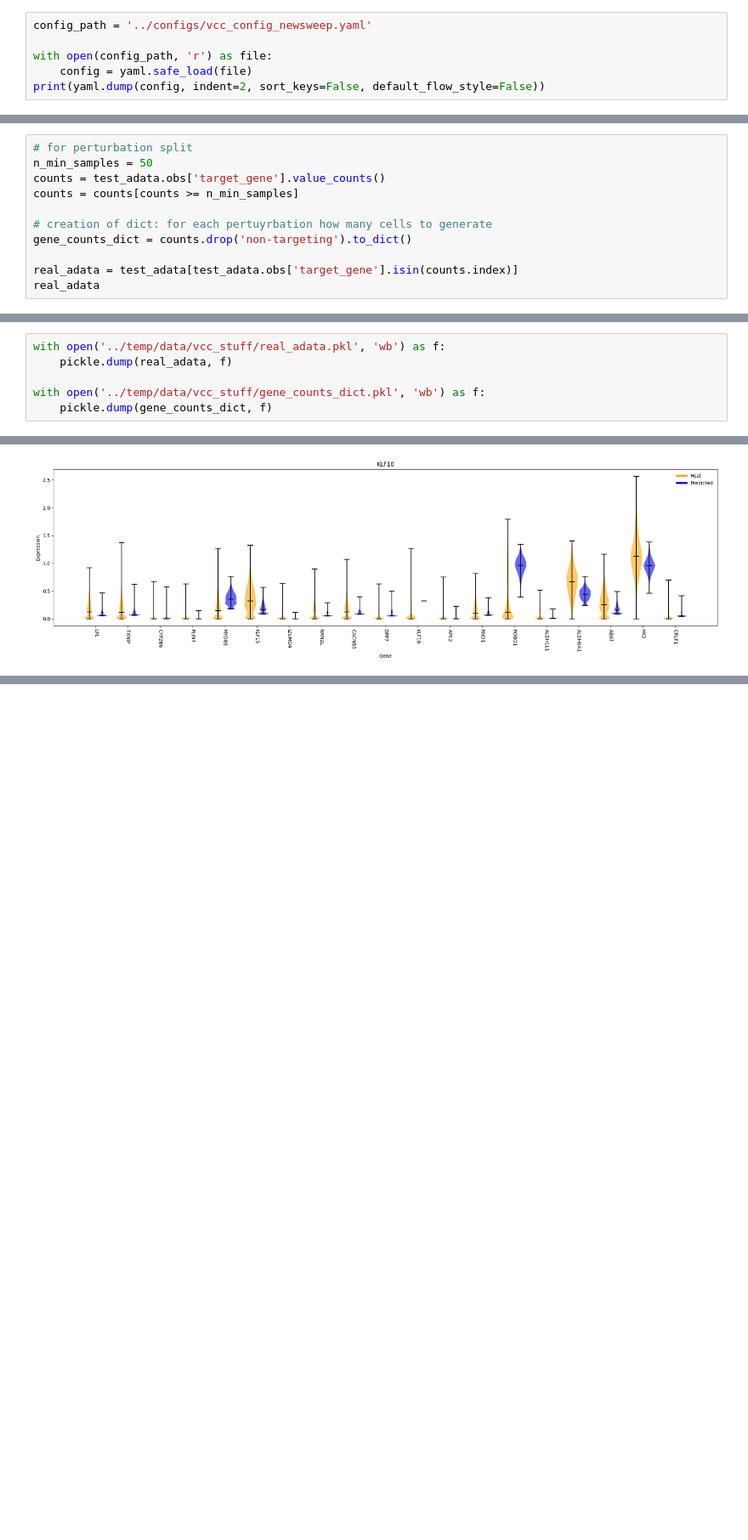
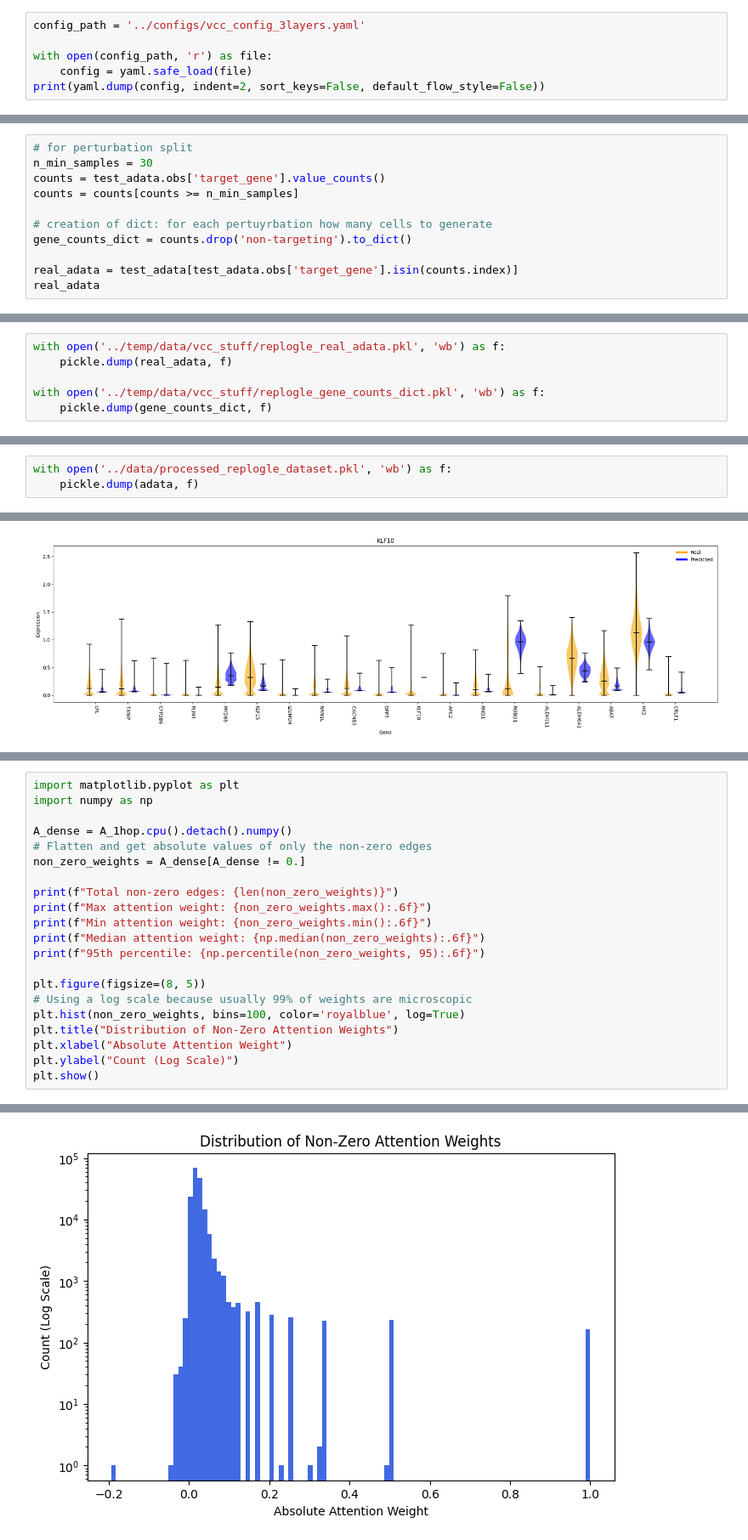
Before and after one commit to MCalabroCode/SPECTRA, a Jupyter notebook: notebooks/spectra_testing.ipynb, the cells around one changed output, grey strips where cells are left out. Shown at 85% size. Cells and saved outputs as stored; diff of their text form; blank space fills up the shorter version.

Commit message:
optimization + 2 layers encoder + attention graph update

```diff
--- a/notebooks/spectra_testing.ipynb
+++ b/notebooks/spectra_testing.ipynb
@@ -40,7 +40,7 @@ from spectra.model import SPECTRA
 # %% [markdown]
 ### **Load config file**
 # %%
-config_path = '../configs/vcc_config_newsweep.yaml'
+config_path = '../configs/vcc_config_3layers.yaml'
 
 with open(config_path, 'r') as file:
     config = yaml.safe_load(file)
@@ -238,7 +239,7 @@ SPECTRA(
 )
 # %%
 # for perturbation split
-n_min_samples = 50
+n_min_samples = 30
 counts = test_adata.obs['target_gene'].value_counts()
 counts = counts[counts >= n_min_samples]
 
@@ -253,8 +256,8 @@ View of AnnData object with n_obs × n_vars = 29334 × 4914
 # %%
-with open('../temp/data/vcc_stuff/real_adata.pkl', 'wb') as f:
+with open('../temp/data/vcc_stuff/replogle_real_adata.pkl', 'wb') as f:
     pickle.dump(real_adata, f)
 
-with open('../temp/data/vcc_stuff/gene_counts_dict.pkl', 'wb') as f:
+with open('../temp/data/vcc_stuff/replogle_gene_counts_dict.pkl', 'wb') as f:
     pickle.dump(gene_counts_dict, f)
 # %%
 control_adata = real_adata[real_adata.obs['target_gene']=='non-targeting']
@@ -269,3 +274,6 @@ AnnData object with n_obs × n_vars = 29334 × 4914
+# %%
+with open('../data/processed_replogle_dataset.pkl', 'wb') as f:
+    pickle.dump(adata, f)
 # %%
 from spectra.evaluation import generate_adata_baseline
 
@@ -380,0 +532,22 @@ plot_violins_predictions_selected_genes(list_DE_genes,
+# %%
+import matplotlib.pyplot as plt
+import numpy as np
+
+A_dense = A_1hop.cpu().detach().numpy()
+# Flatten and get absolute values of only the non-zero edges
+non_zero_weights = A_dense[A_dense != 0.]
+
+print(f"Total non-zero edges: {len(non_zero_weights)}")
+print(f"Max attention weight: {non_zero_weights.max():.6f}")
+print(f"Min attention weight: {non_zero_weights.min():.6f}")
+print(f"Median attention weight: {np.median(non_zero_weights):.6f}")
+print(f"95th percentile: {np.percentile(non_zero_weights, 95):.6f}")
+
+plt.figure(figsize=(8, 5))
+# Using a log scale because usually 99% of weights are microscopic
+plt.hist(non_zero_weights, bins=100, color='royalblue', log=True)
+plt.title("Distribution of Non-Zero Attention Weights")
+plt.xlabel("Absolute Attention Weight")
+plt.ylabel("Count (Log Scale)")
+plt.show()
+# %% [output]
@@ -380,0 +559 @@ plot_violins_predictions_selected_genes(list_DE_genes,
+[figure, added]
```
Also changed, not shown: parts of 31 cells of this notebook, 7 other files.
